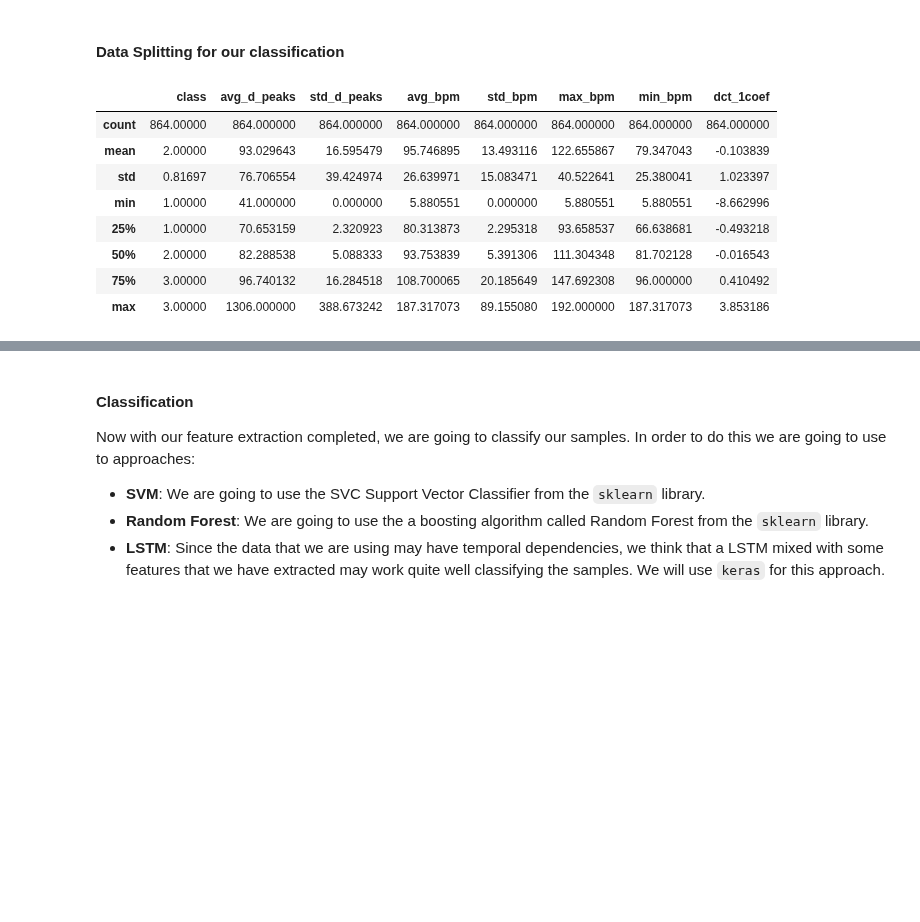
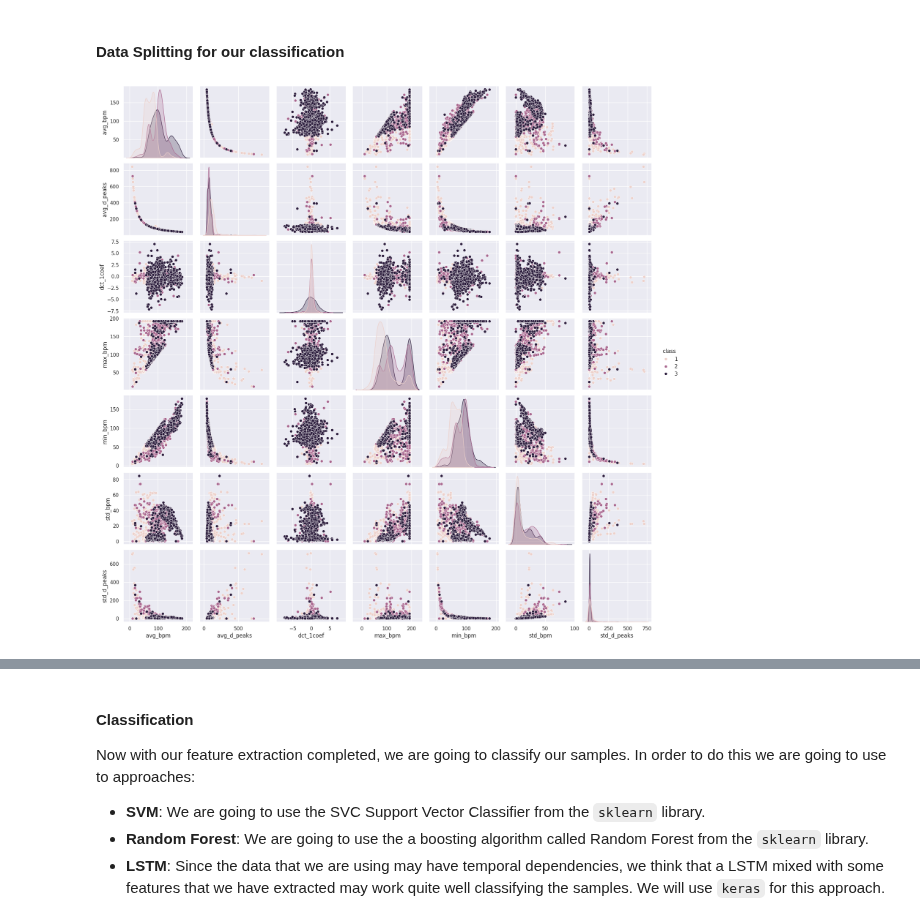
Before and after one commit to Javimh18/RESPT, a Jupyter notebook: Part-I/Lab3/lab3.ipynb, the cells around one changed output, grey strips where cells are left out. Drawn from its saved outputs; the diff is of its cells as text; code cells hidden in the pictures; blank space fills up the shorter version.

```diff
--- a/Part-I/Lab3/lab3.ipynb
+++ b/Part-I/Lab3/lab3.ipynb
@@ -385,19 +446,3 @@ range_test_samples = range(22,31)
 
 df_train = df_ecg_data[(df_ecg_data['sampled_from'].isin(range_train_samples))]
 df_test = df_ecg_data[(df_ecg_data['sampled_from'].isin(range_test_samples))]
-
-# dropping useless columns for classification
-df_train = df_train.drop(columns=['sampled_from', 'n_chunk'])
-df_test = df_test.drop(columns=['sampled_from', 'n_chunk'])
-
-df_test.describe()
-# %% [output]
-|  | class | avg_d_peaks | std_d_peaks | avg_bpm | std_bpm | max_bpm | min_bpm | dct_1coef |
-| count | 864.00000 | 864.000000 | 864.000000 | 864.000000 | 864.000000 | 864.000000 | 864.000000 | 864.000000 |
-| mean | 2.00000 | 93.029643 | 16.595479 | 95.746895 | 13.493116 | 122.655867 | 79.347043 | -0.103839 |
-| std | 0.81697 | 76.706554 | 39.424974 | 26.639971 | 15.083471 | 40.522641 | 25.380041 | 1.023397 |
-| min | 1.00000 | 41.000000 | 0.000000 | 5.880551 | 0.000000 | 5.880551 | 5.880551 | -8.662996 |
-| 25% | 1.00000 | 70.653159 | 2.320923 | 80.313873 | 2.295318 | 93.658537 | 66.638681 | -0.493218 |
-| 50% | 2.00000 | 82.288538 | 5.088333 | 93.753839 | 5.391306 | 111.304348 | 81.702128 | -0.016543 |
-| 75% | 3.00000 | 96.740132 | 16.284518 | 108.700065 | 20.185649 | 147.692308 | 96.000000 | 0.410492 |
-| max | 3.00000 | 1306.000000 | 388.673242 | 187.317073 | 89.155080 | 192.000000 | 187.317073 | 3.853186 |
@@ -403,0 +453,9 @@ df_test.describe()
+# %%
+import seaborn as sns; sns.set()
+
+df_pairplot = df_train[df_train.columns.difference(['deriv1', 'deriv2', 'fft', 'dct', 'ecg_data', 'dct_orig'])]
+_ = sns.pairplot(df_pairplot, hue='class')
+
+plt.show()
+# %% [output]
+[figure, added]
```
Also changed, not shown: parts of 5 cells of this notebook.
